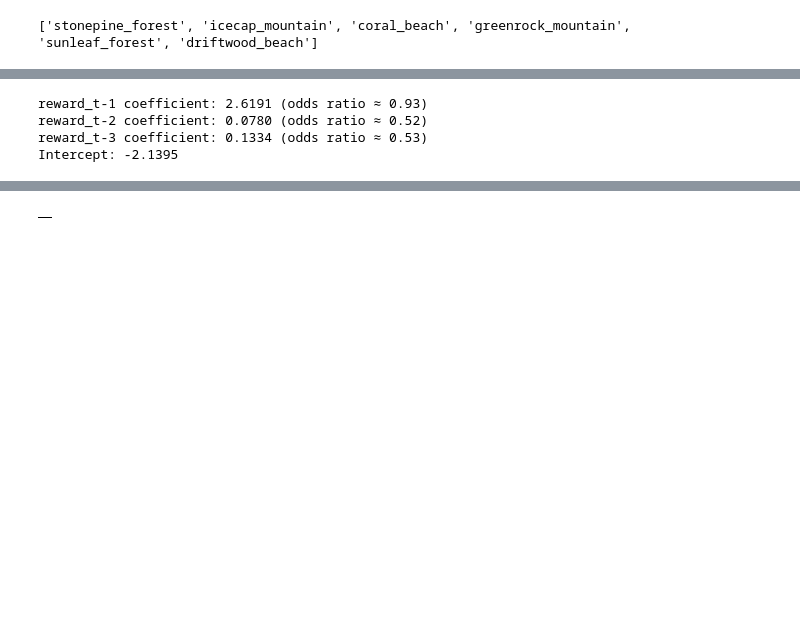
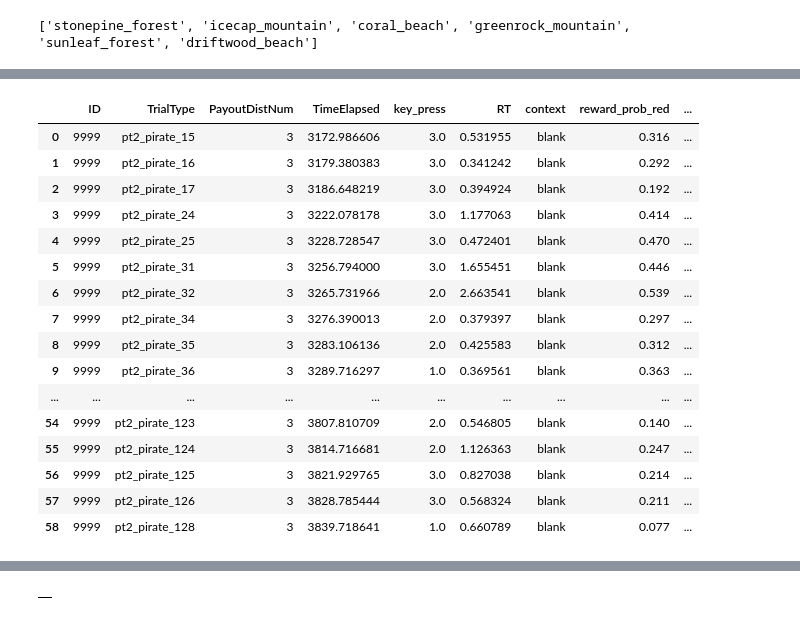
Before and after one commit to RohinPalsule/CB-PsychoPy, a Jupyter notebook: run_exp/kidGB_analysis.ipynb, the cells around one changed output, grey strips where cells are left out. Saved outputs shown, nothing was run; the diff lists cells and outputs as text; code cells hidden in the pictures; blank space fills up the shorter version.

```diff
--- a/run_exp/kidGB_analysis.ipynb
+++ b/run_exp/kidGB_analysis.ipynb
@@ -218,8 +98,24 @@ ValueError: Found input variables with inconsistent numbers of samples: [125, 12
 # %%
+pt2_df = df_individual[df_individual['TrialType'].str.contains("pt2")].dropna(axis=1,how='all')
+pt2_df['TrialNum'] = pt2_df['TrialType'].str.extract(r'_(\d+)')
+pt2_df['TrialChoice'] = pt2_df['choice'].str.extract(r'(\w+)_')
 # %% [output]
-reward_t-1 coefficient: 2.6191 (odds ratio ≈ 0.93)
-reward_t-2 coefficient: 0.0780 (odds ratio ≈ 0.52)
-reward_t-3 coefficient: 0.1334 (odds ratio ≈ 0.53)
-Intercept: -2.1395
+|  | ID | TrialType | PayoutDistNum | TimeElapsed | key_press | RT | context | reward_prob_red | ... |
+| 0 | 9999 | pt2_pirate_15 | 3 | 3172.986606 | 3.0 | 0.531955 | blank | 0.316 | ... |
+| 1 | 9999 | pt2_pirate_16 | 3 | 3179.380383 | 3.0 | 0.341242 | blank | 0.292 | ... |
+| 2 | 9999 | pt2_pirate_17 | 3 | 3186.648219 | 3.0 | 0.394924 | blank | 0.192 | ... |
+| 3 | 9999 | pt2_pirate_24 | 3 | 3222.078178 | 3.0 | 1.177063 | blank | 0.414 | ... |
+| 4 | 9999 | pt2_pirate_25 | 3 | 3228.728547 | 3.0 | 0.472401 | blank | 0.470 | ... |
+| 5 | 9999 | pt2_pirate_31 | 3 | 3256.794000 | 3.0 | 1.655451 | blank | 0.446 | ... |
+| 6 | 9999 | pt2_pirate_32 | 3 | 3265.731966 | 2.0 | 2.663541 | blank | 0.539 | ... |
+| 7 | 9999 | pt2_pirate_34 | 3 | 3276.390013 | 2.0 | 0.379397 | blank | 0.297 | ... |
+| 8 | 9999 | pt2_pirate_35 | 3 | 3283.106136 | 2.0 | 0.425583 | blank | 0.312 | ... |
+| 9 | 9999 | pt2_pirate_36 | 3 | 3289.716297 | 1.0 | 0.369561 | blank | 0.363 | ... |
+| ... | ... | ... | ... | ... | ... | ... | ... | ... | ... |
+| 54 | 9999 | pt2_pirate_123 | 3 | 3807.810709 | 2.0 | 0.546805 | blank | 0.140 | ... |
+| 55 | 9999 | pt2_pirate_124 | 3 | 3814.716681 | 2.0 | 1.126363 | blank | 0.247 | ... |
+| 56 | 9999 | pt2_pirate_125 | 3 | 3821.929765 | 3.0 | 0.827038 | blank | 0.214 | ... |
+| 57 | 9999 | pt2_pirate_126 | 3 | 3828.785444 | 3.0 | 0.568324 | blank | 0.211 | ... |
+| 58 | 9999 | pt2_pirate_128 | 3 | 3839.718641 | 1.0 | 0.660789 | blank | 0.077 | ... |
 # %%
 target_rows = df_individual[df_individual['TrialType'] == 'pirate_recog'].index + 1
```
Also changed, not shown: parts of 8 cells of this notebook, 4 other files.
